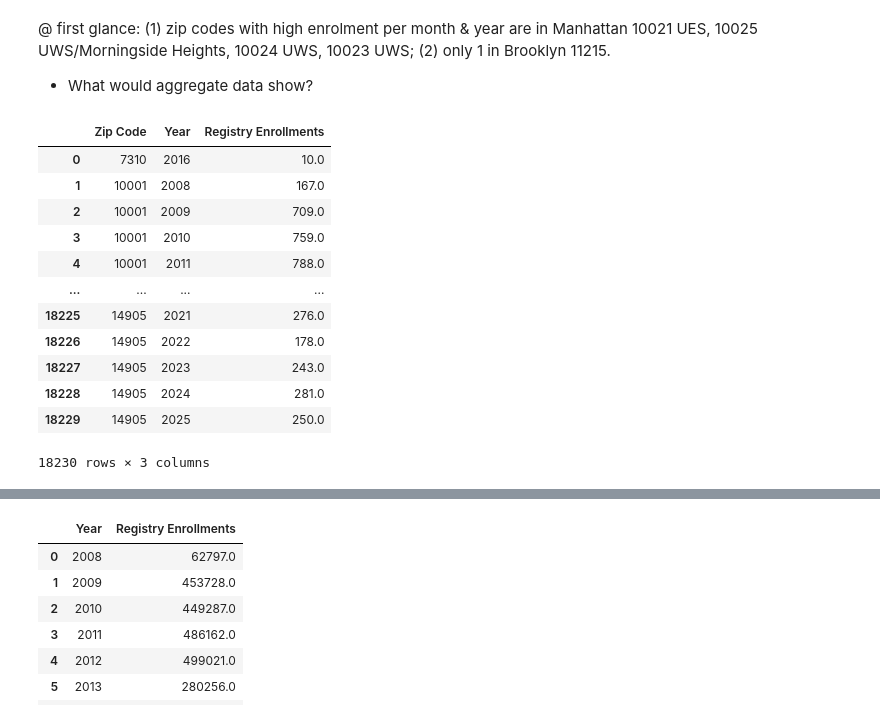
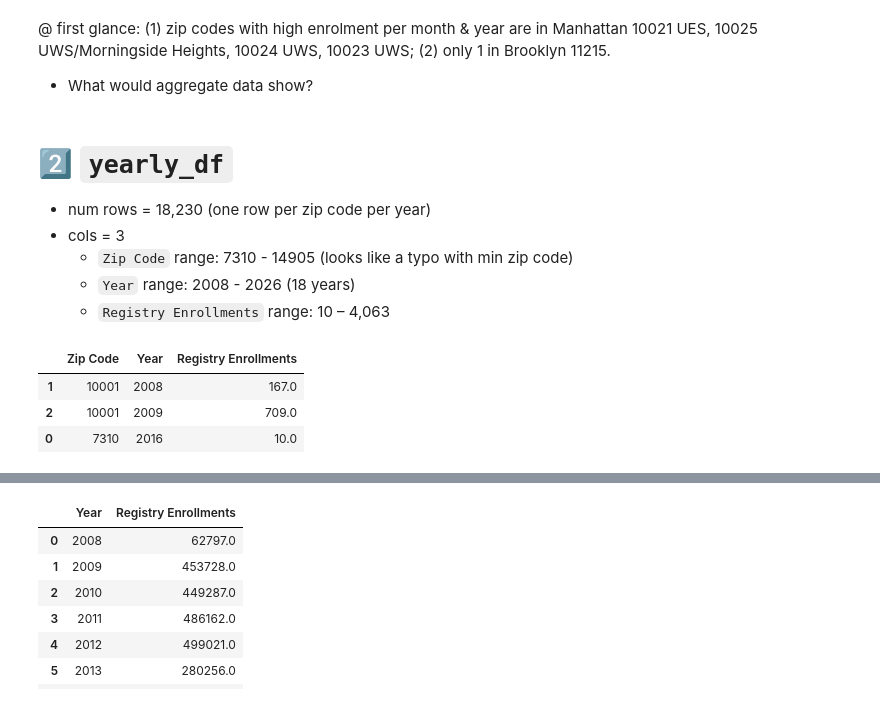
Before and after one commit to slp22/nys_donate_life, a Jupyter notebook: NYS Donate Life_start.ipynb, the cells around one changed output, grey strips where cells are left out. Drawn from its saved outputs; the diff is of its cells as text; code cells hidden in the pictures.

```diff
--- a/NYS Donate Life_start.ipynb
+++ b/NYS Donate Life_start.ipynb
@@ -19,3 +15,3 @@ import seaborn as sns
 # %%
-donate_df = pd.read_csv('New_York_State_Donate_Life_Registry_Enrollment_by_Zip_Code_20260228.csv', low_memory=False)
-donate_df.head()
+# donate_df = pd.read_csv('New_York_State_Donate_Life_Registry_Enrollment_by_Zip_Code_20260228.csv', low_memory=False)
+# donate_df.head()
@@ -87,3 +63,3 @@ donate_df.sort_values('Registry Enrollments', ascending=True)
 # %%
 # convert `Registry Enrollments` col into a float
-donate_df["Registry Enrollments"] = pd.to_numeric(donate_df["Registry Enrollments"], downcast="float")
+# donate_df["Registry Enrollments"] = pd.to_numeric(donate_df["Registry Enrollments"], downcast="float")
@@ -148,6 +117,13 @@ donate_df.sort_values('Registry Enrollments', ascending=True)
 # %% [markdown]
 @ first glance: (1) zip codes with high enrolment per month & year are in Manhattan 10021 UES, 10025 UWS/Morningside Heights, 10024 UWS, 10023 UWS; (2) only 1 in Brooklyn 11215.
 - What would aggregate data show?
+# %% [markdown]
+# 2️⃣ `yearly_df`
+- num rows = 18,230 (one row per zip code per year)
+- cols = 3
+    - `Zip Code` range: 7310 - 14905 (looks like a typo with min zip code)
+    - `Year` range: 2008 - 2026 (18 years)
+    - `Registry Enrollments` range: 10 – 4,063
 # %%
 # aggregate data by month & year
 
@@ -159,18 +135,9 @@ yearly_df = (
     })
 )
 # %%
-yearly_df
+yearly_df.head(3).sort_values('Year', ascending=True )
 # %% [output]
 |  | Zip Code | Year | Registry Enrollments |
-| 0 | 7310 | 2016 | 10.0 |
 | 1 | 10001 | 2008 | 167.0 |
 | 2 | 10001 | 2009 | 709.0 |
-| 3 | 10001 | 2010 | 759.0 |
-| 4 | 10001 | 2011 | 788.0 |
-| ... | ... | ... | ... |
-| 18225 | 14905 | 2021 | 276.0 |
-| 18226 | 14905 | 2022 | 178.0 |
-| 18227 | 14905 | 2023 | 243.0 |
-| 18228 | 14905 | 2024 | 281.0 |
-| 18229 | 14905 | 2025 | 250.0 |
+| 0 | 7310 | 2016 | 10.0 |
-18230 rows × 3 columns
```
Also changed, not shown: parts of 21 cells of this notebook.
